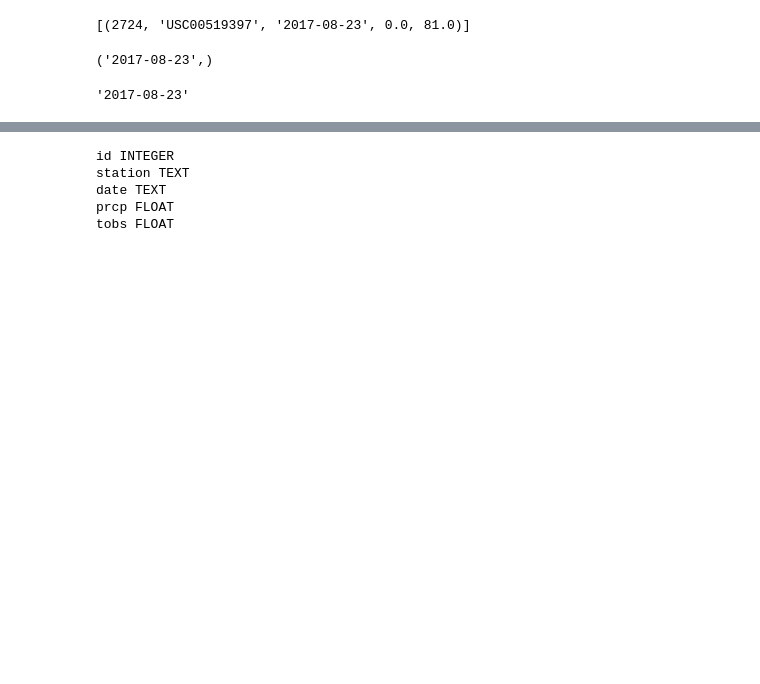
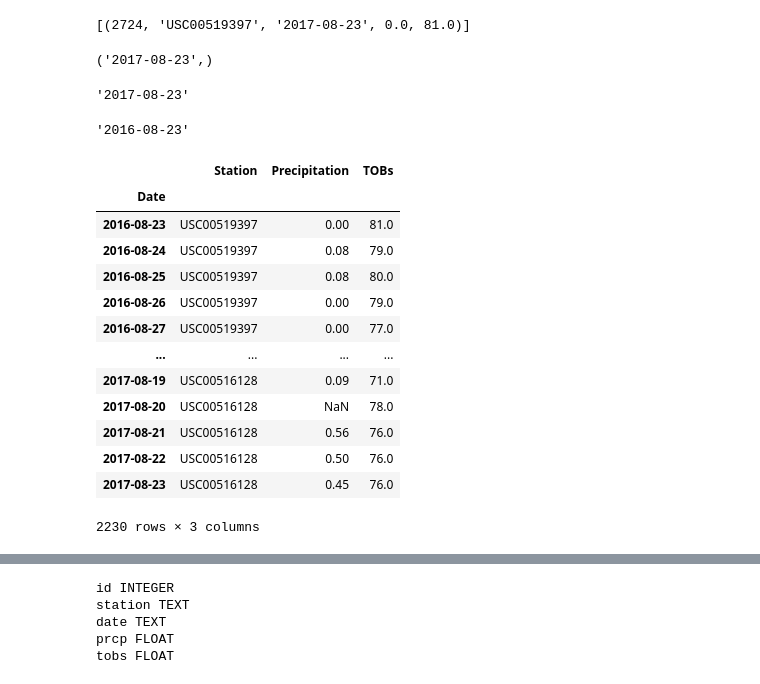
Before and after one commit to dkogel/sqlalchemy-challenge, a Jupyter notebook: climate_analysis.ipynb, the cells around one changed output, grey strips where cells are left out. Saved outputs shown, nothing was run; the diff lists cells and outputs as text; code cells hidden in the pictures; blank space fills up the shorter version.

```diff
--- a/climate_analysis.ipynb
+++ b/climate_analysis.ipynb
@@ -91,3 +89,45 @@ soonest_date
 '2017-08-23'
 # %%
 soonest_date= dt.datetime.strptime(soonest_date,'%Y-%m-%d')
+# %%
+# Design a query to retrieve the last 12 months of precipitation data and plot the results.
+# Starting from the most recent data point in the database.
+
+
+# Calculate the date one year from the last date in data set.
+
+
+##calculate year ago
+year_ago= soonest_date - dt.timedelta(days=365)
+year_ago= year_ago.strftime('%Y-%m-%d')
+year_ago
+# %% [output]
+'2016-08-23'
+# %%
+# Perform a query to retrieve the data and precipitation scores
+
+results = session.query(measurement.id, measurement.station, measurement.date, measurement.prcp, measurement.tobs).\
+                        filter(measurement.date >= year_ago).all()
+
+# Save the query results as a Pandas DataFrame and set the index to the date column
+
+
+temp_data= [{"Date": result[2], "Station": result[1], "Precipitation": result[3], "TOBs": result[4]} for result in results]
+
+df= pd.DataFrame(temp_data).set_index("Date")
+df
+# %% [output]
+|  | Station | Precipitation | TOBs |
+| Date |  |  |  |
+| 2016-08-23 | USC00519397 | 0.00 | 81.0 |
+| 2016-08-24 | USC00519397 | 0.08 | 79.0 |
+| 2016-08-25 | USC00519397 | 0.08 | 80.0 |
+| 2016-08-26 | USC00519397 | 0.00 | 79.0 |
+| 2016-08-27 | USC00519397 | 0.00 | 77.0 |
+| ... | ... | ... | ... |
+| 2017-08-19 | USC00516128 | 0.09 | 71.0 |
+| 2017-08-20 | USC00516128 | NaN | 78.0 |
+| 2017-08-21 | USC00516128 | 0.56 | 76.0 |
+| 2017-08-22 | USC00516128 | 0.50 | 76.0 |
+| 2017-08-23 | USC00516128 | 0.45 | 76.0 |
+2230 rows × 3 columns
```
Also changed, not shown: parts of 20 cells of this notebook, 1 other file.
